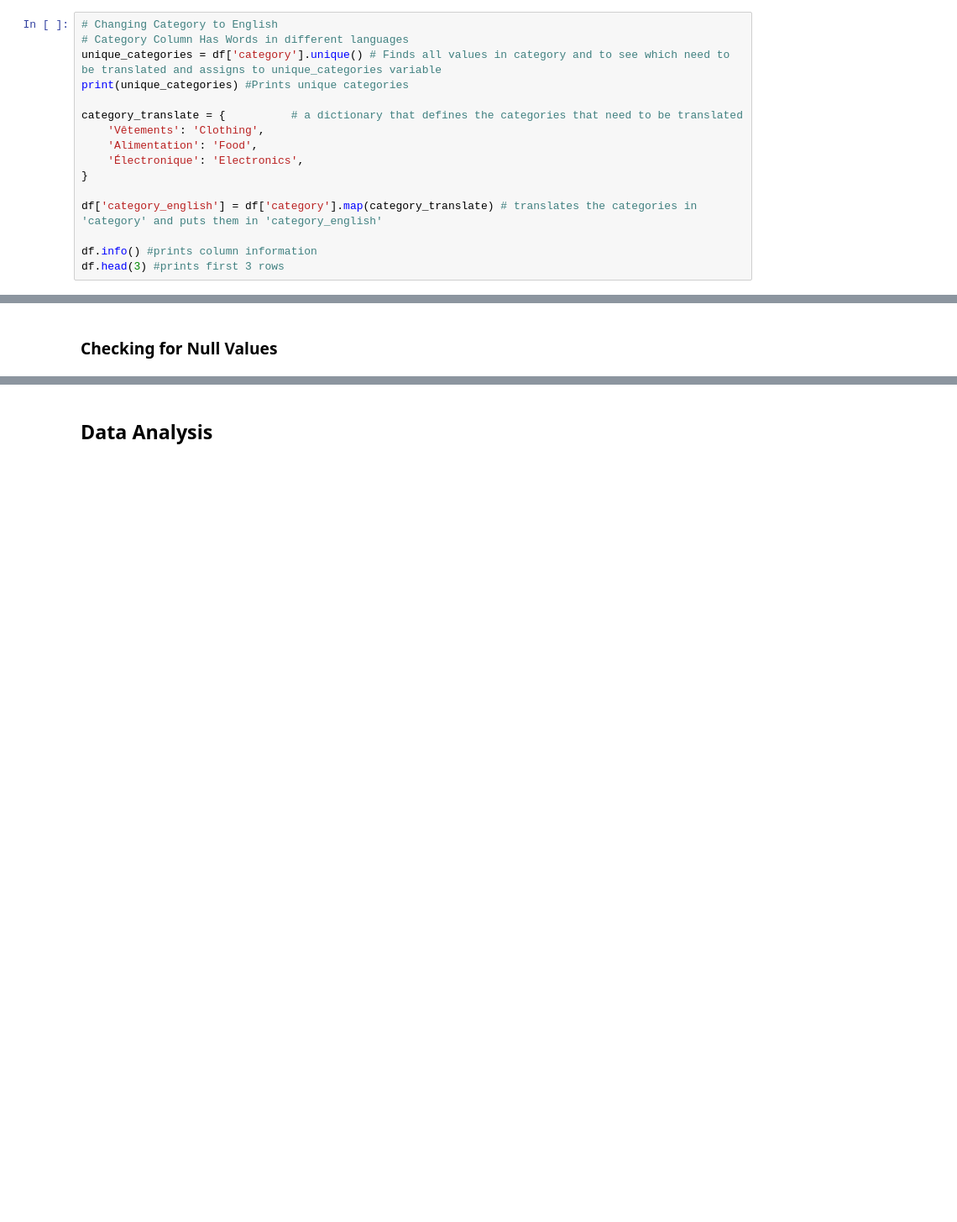
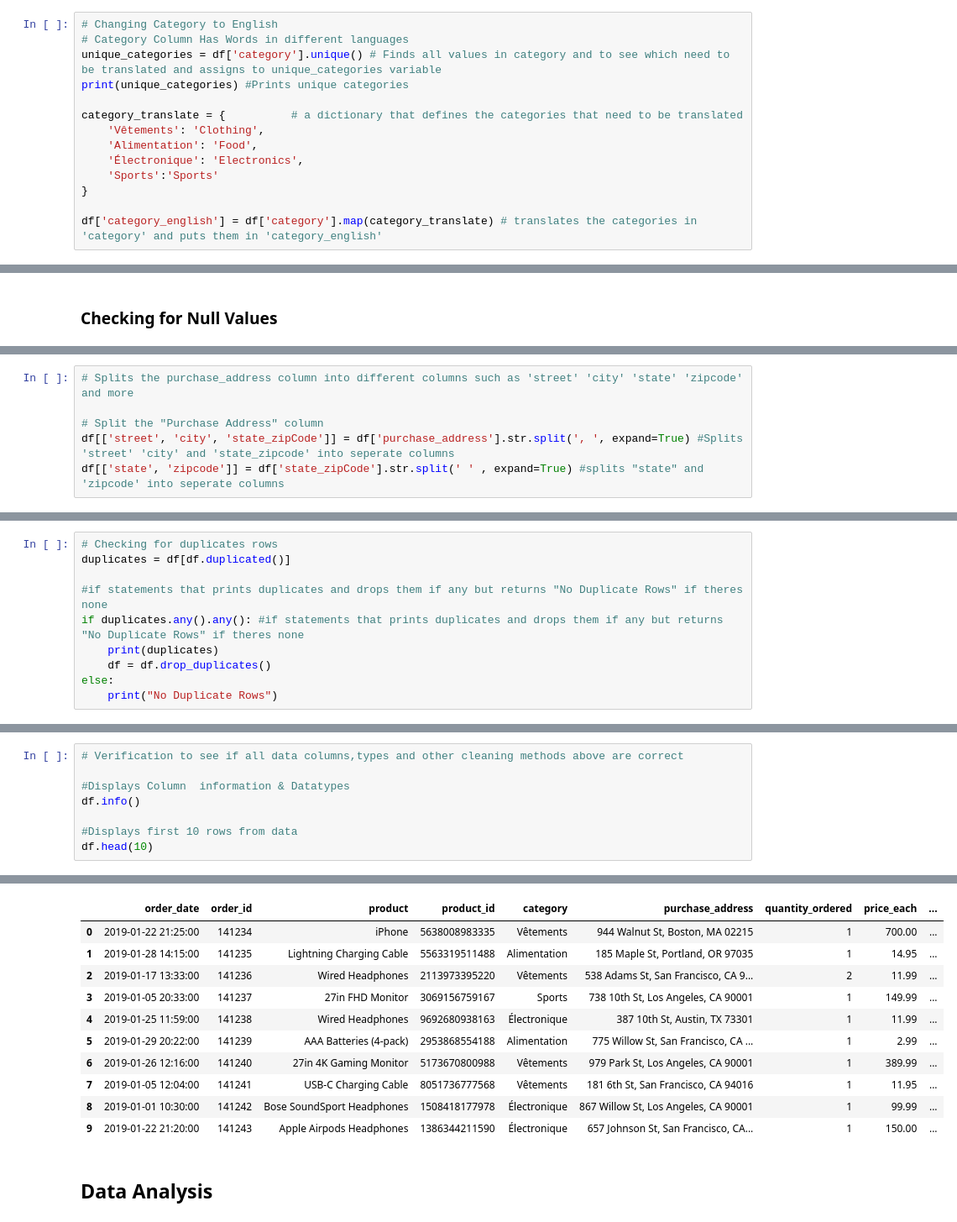
Before and after one commit to MIS3843GarrGet/SalesDataAnalysis, a Jupyter notebook: GarrGetSalesAnalysis.ipynb, the cells around one changed output, grey strips where cells are left out. Shown: that part at 84% size. Cells and saved outputs as stored; diff of their text form; blank space fills up the shorter version.

Commit message:
9/15/2023 10:06pm DATA CLEANING COMPLETE
DATA CLEANING PROCESS COMPLETE

```diff
--- a/GarrGetSalesAnalysis.ipynb
+++ b/GarrGetSalesAnalysis.ipynb
@@ -37,11 +37,9 @@ category_translate = {          # a dictionary that defines the categories that
     'Vêtements': 'Clothing',
     'Alimentation': 'Food',
     'Électronique': 'Electronics',
+    'Sports':'Sports'
 }
 
 df['category_english'] = df['category'].map(category_translate) # translates the categories in 'category' and puts them in 'category_english'
-
-df.info() #prints column information
-df.head(3) #prints first 3 rows
 # %% [output]
 ['Vêtements' 'Alimentation' 'Sports' 'Électronique']
@@ -102,0 +64,6 @@ dtype: int64
+# %%
+# Splits the purchase_address column into different columns such as 'street' 'city' 'state' 'zipcode' and more
+
+# Split the "Purchase Address" column
+df[['street', 'city', 'state_zipCode']] = df['purchase_address'].str.split(', ', expand=True) #Splits 'street' 'city' and 'state_zipcode' into seperate columns
+df[['state', 'zipcode']] = df['state_zipCode'].str.split(' ' , expand=True) #splits "state" and 'zipcode' into seperate columns
@@ -102,0 +72,10 @@ dtype: int64
+# %%
+# Checking for duplicates rows
+duplicates = df[df.duplicated()]
+
+#if statements that prints duplicates and drops them if any but returns "No Duplicate Rows" if theres none
+if duplicates.any().any(): #if statements that prints duplicates and drops them if any but returns "No Duplicate Rows" if theres none
+    print(duplicates)
+    df = df.drop_duplicates()
+else:
+    print("No Duplicate Rows")
@@ -102,0 +86,9 @@ dtype: int64
+# %%
+# Verification to see if all data columns,types and other cleaning methods above are correct
+
+#Displays Column  information & Datatypes
+df.info()
+
+#Displays first 10 rows from data
+df.head(10)
+# %% [output]
@@ -103,3 +112,14 @@ dtype: int64
+|  | order_date | order_id | product | product_id | category | purchase_address | quantity_ordered | price_each | ... |
+| 0 | 2019-01-22 21:25:00 | 141234 | iPhone | 5638008983335 | Vêtements | 944 Walnut St, Boston, MA 02215 | 1 | 700.00 | ... |
+| 1 | 2019-01-28 14:15:00 | 141235 | Lightning Charging Cable | 5563319511488 | Alimentation | 185 Maple St, Portland, OR 97035 | 1 | 14.95 | ... |
+| 2 | 2019-01-17 13:33:00 | 141236 | Wired Headphones | 2113973395220 | Vêtements | 538 Adams St, San Francisco, CA 9... | 2 | 11.99 | ... |
+| 3 | 2019-01-05 20:33:00 | 141237 | 27in FHD Monitor | 3069156759167 | Sports | 738 10th St, Los Angeles, CA 90001 | 1 | 149.99 | ... |
+| 4 | 2019-01-25 11:59:00 | 141238 | Wired Headphones | 9692680938163 | Électronique | 387 10th St, Austin, TX 73301 | 1 | 11.99 | ... |
+| 5 | 2019-01-29 20:22:00 | 141239 | AAA Batteries (4-pack) | 2953868554188 | Alimentation | 775 Willow St, San Francisco, CA ... | 1 | 2.99 | ... |
+| 6 | 2019-01-26 12:16:00 | 141240 | 27in 4K Gaming Monitor | 5173670800988 | Vêtements | 979 Park St, Los Angeles, CA 90001 | 1 | 389.99 | ... |
+| 7 | 2019-01-05 12:04:00 | 141241 | USB-C Charging Cable | 8051736777568 | Vêtements | 181 6th St, San Francisco, CA 94016 | 1 | 11.95 | ... |
+| 8 | 2019-01-01 10:30:00 | 141242 | Bose SoundSport Headphones | 1508418177978 | Électronique | 867 Willow St, Los Angeles, CA 90001 | 1 | 99.99 | ... |
+| 9 | 2019-01-22 21:20:00 | 141243 | Apple Airpods Headphones | 1386344211590 | Électronique | 657 Johnson St, San Francisco, CA... | 1 | 150.00 | ... |
 # %% [markdown]
 ## Data Analysis
 # %%
```
Also changed, not shown: parts of 12 cells of this notebook.
